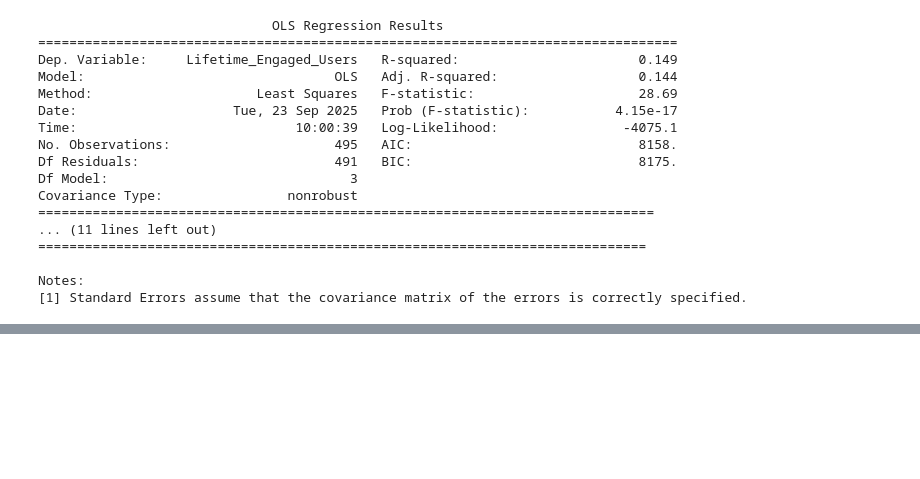
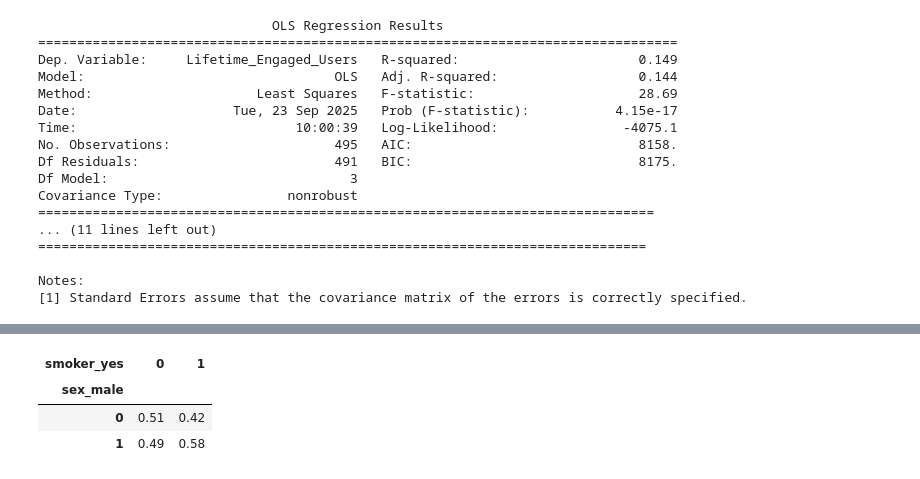
Before and after one commit to Patrick0481/Intro-to-modeling, a Jupyter notebook: Week 3.ipynb, the cells around one changed output, grey strips where cells are left out. Saved outputs shown, nothing was run; the diff lists cells and outputs as text; code cells hidden in the pictures; blank space fills up the shorter version.

```diff
--- a/Week 3.ipynb
+++ b/Week 3.ipynb
@@ -73,0 +126,9 @@ insurance.head()
+# %%
+#Create a table to show the percentage of male smokers
+table = pd.crosstab(index=insurance['sex_male'],columns=insurance['smoker_yes'])
+(table/table.sum()).round(2)
+# %% [output]
+| smoker_yes | 0 | 1 |
+| sex_male |  |  |
+| 0 | 0.51 | 0.42 |
+| 1 | 0.49 | 0.58 |
```
Also changed, not shown: parts of 5 cells of this notebook.
